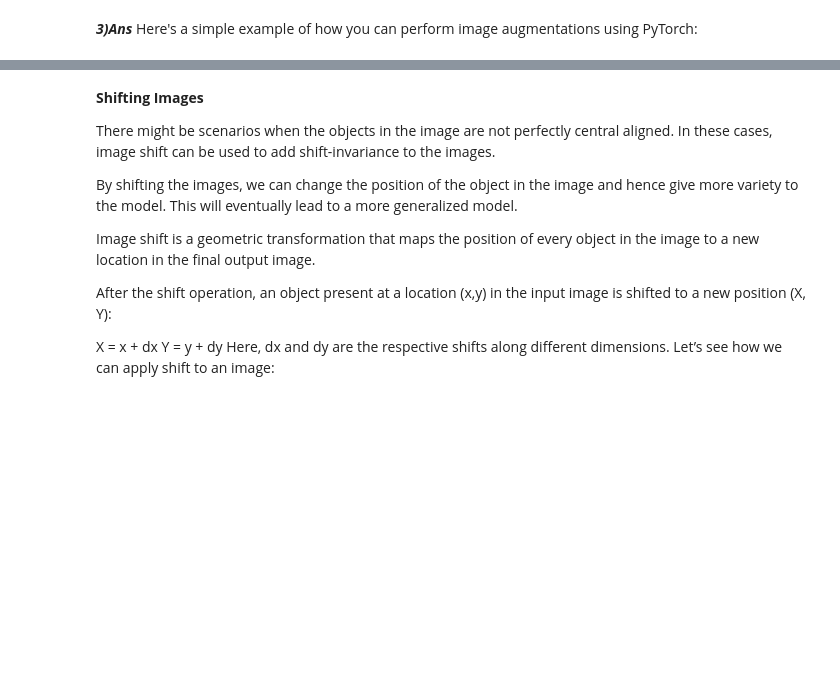
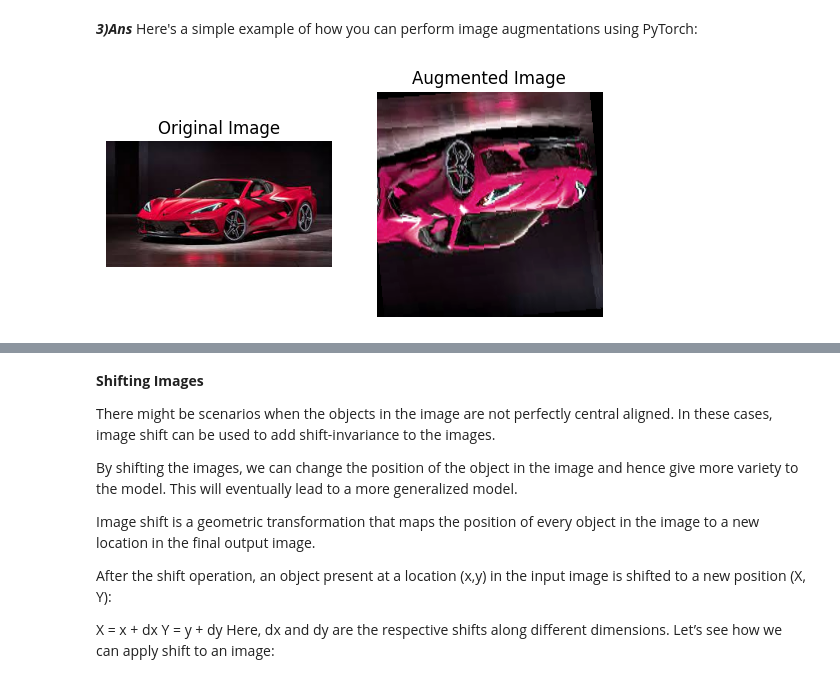
Before and after one commit to Shafikhan9985/FMML-22B21A44B2, a Jupyter notebook: Module_01_Lab_03_Augmentation.ipynb, the cells around one changed output, grey strips where cells are left out. Drawn from its saved outputs; the diff is of its cells as text; code cells hidden in the pictures; blank space fills up the shorter version.

```diff
--- a/Module_01_Lab_03_Augmentation.ipynb
+++ b/Module_01_Lab_03_Augmentation.ipynb
@@ -398,37 +392,39 @@ from PIL import Image
 import matplotlib.pyplot as plt
 
 # Define a sample image path
-image_path = '/content/truck.jpg'  # Replace with the path to your own image
+image_path = '/content/carimage.jpeg'  # Replace with the path to your own image
 
 # Load the image using PIL
 image = Image.open(image_path)
 
 # Define a series of image augmentations using torchvision transforms
 # You can customize these transforms as needed
 transform = transforms.Compose([
     transforms.RandomHorizontalFlip(p=0.5),  # Randomly flip the image horizontally with a probability of 0.5
     transforms.RandomRotation(degrees=(-10, 10)),  # Randomly rotate the image between -10 and 10 degrees
     transforms.ColorJitter(brightness=0.2, contrast=0.2, saturation=0.2, hue=0.1),  # Adjust color
     transforms.RandomResizedCrop(size=(224, 224), scale=(0.8, 1.0)),  # Randomly crop and resize the image
     transforms.RandomAffine(degrees=0, translate=(0.1, 0.1), shear=10),  # Random affine transformation
     transforms.RandomVerticalFlip(p=0.5),  # Randomly flip the image vertically with a probability of 0.5
 ])
 
 # Apply the defined transformations to the image
 augmented_image = transform(image)
 
 # Display the original and augmented images side by side for comparison
 plt.subplot(1, 2, 1)
 plt.title("Original Image")
 plt.imshow(image)
 plt.axis('off')
 
 plt.subplot(1, 2, 2)
 plt.title("Augmented Image")
 plt.imshow(augmented_image)
 plt.axis('off')
 
 plt.show()
+# %% [output]
+[figure, added]
 # %%
 # importing all the required libraries
 import warnings
```
Also changed, not shown: parts of 12 cells of this notebook.
